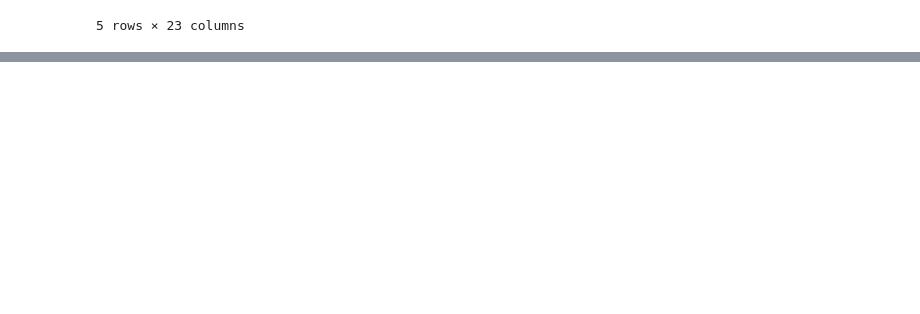
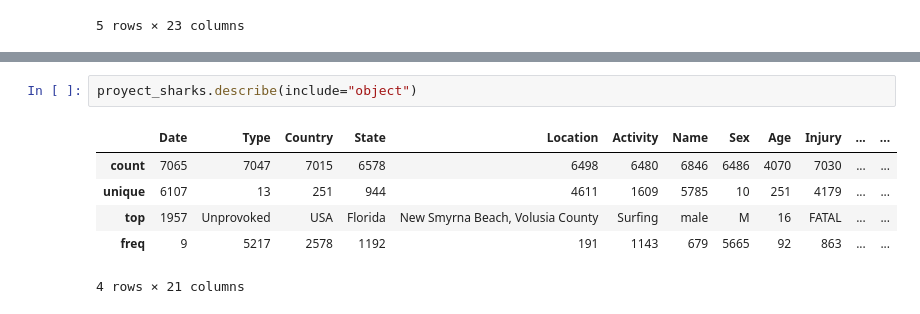
Before and after one commit to bperezlovisolo/clase_git_benjaminperez, a Jupyter notebook: data-cleaning.pandas.ipynb, the cells around one changed output, grey strips where cells are left out. Cells and saved outputs as stored; diff of their text form; blank space fills up the shorter version.

```diff
--- a/data-cleaning.pandas.ipynb
+++ b/data-cleaning.pandas.ipynb
@@ -28,0 +73,9 @@ proyect_sharks.head()
+# %%
+proyect_sharks.describe(include="object")
+# %% [output]
+|  | Date | Type | Country | State | Location | Activity | Name | Sex | Age | Injury | ... | ... |
+| count | 7065 | 7047 | 7015 | 6578 | 6498 | 6480 | 6846 | 6486 | 4070 | 7030 | ... | ... |
+| unique | 6107 | 13 | 251 | 944 | 4611 | 1609 | 5785 | 10 | 251 | 4179 | ... | ... |
+| top | 1957 | Unprovoked | USA | Florida | New Smyrna Beach, Volusia County | Surfing | male | M | 16 | FATAL | ... | ... |
+| freq | 9 | 5217 | 2578 | 1192 | 191 | 1143 | 679 | 5665 | 92 | 863 | ... | ... |
+4 rows × 21 columns
```
Also changed, not shown: parts of 9 cells of this notebook.
